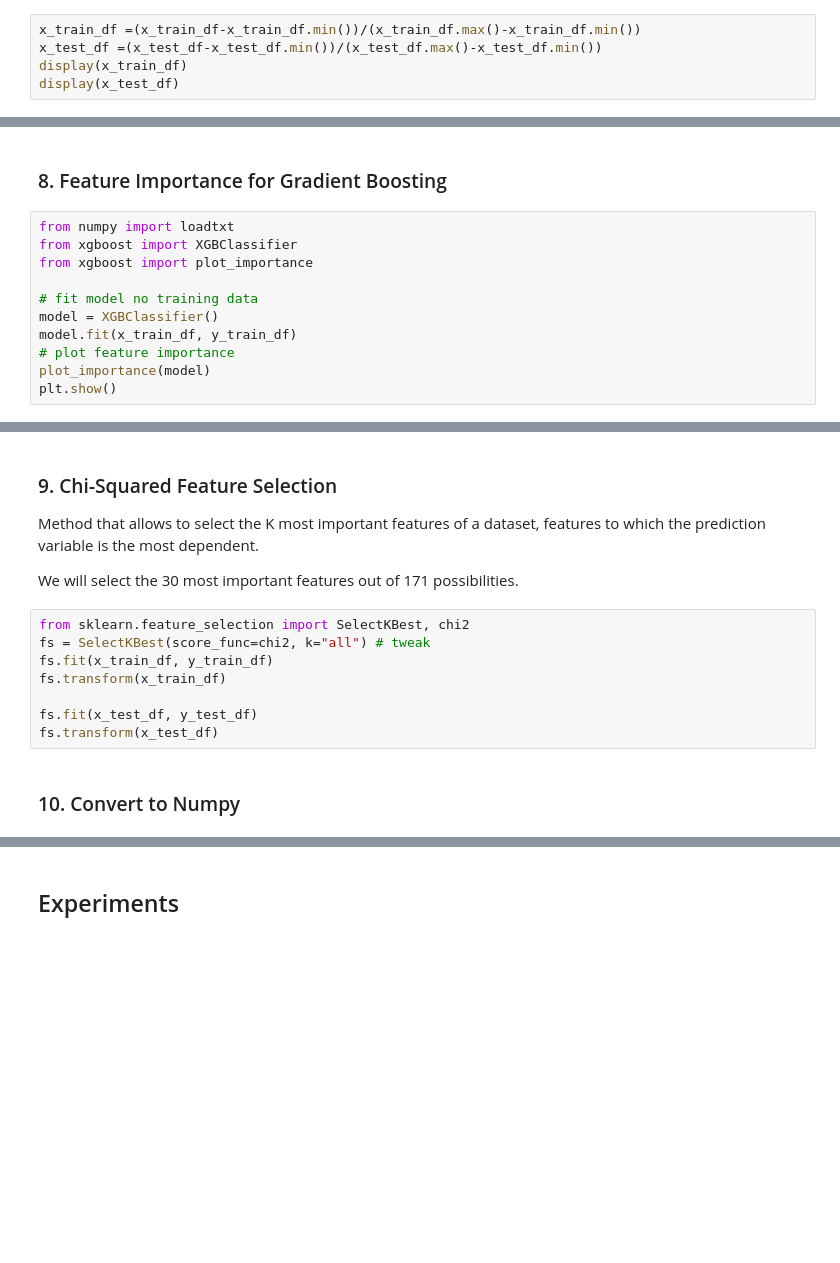
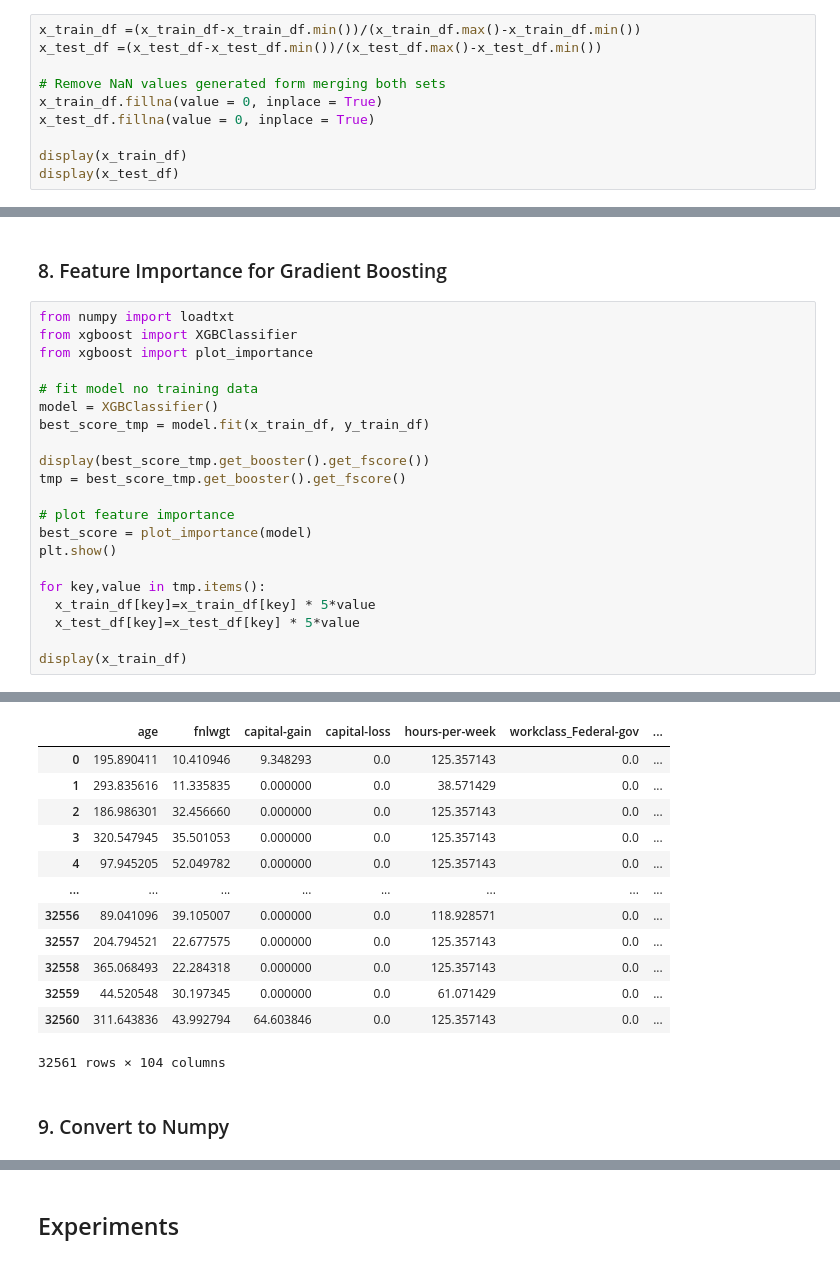
Before and after one commit to chrismartel/COMP551, a Jupyter notebook: projects/p1/adult_salary.ipynb, the cells around one changed output, grey strips where cells are left out. Saved outputs shown, nothing was run; the diff lists cells and outputs as text; blank space fills up the shorter version.

```diff
--- a/projects/p1/adult_salary.ipynb
+++ b/projects/p1/adult_salary.ipynb
@@ -234,6 +234,11 @@ Apply min-max normalization. Normalization is important for KNN since distance i
 # %%
 x_train_df =(x_train_df-x_train_df.min())/(x_train_df.max()-x_train_df.min())
 x_test_df =(x_test_df-x_test_df.min())/(x_test_df.max()-x_test_df.min())
+
+# Remove NaN values generated form merging both sets
+x_train_df.fillna(value = 0, inplace = True)
+x_test_df.fillna(value = 0, inplace = True)
+
 display(x_train_df)
 display(x_test_df)
 # %% [output]
@@ -272,8 +277,18 @@ from xgboost import plot_importance
 
 # fit model no training data
 model = XGBClassifier()
-model.fit(x_train_df, y_train_df)
+best_score_tmp = model.fit(x_train_df, y_train_df)
+
+display(best_score_tmp.get_booster().get_fscore())
+tmp = best_score_tmp.get_booster().get_fscore()
+
 # plot feature importance
-plot_importance(model)
+best_score = plot_importance(model)
 plt.show()
+
+for key,value in tmp.items():
+  x_train_df[key]=x_train_df[key] * 5*value
+  x_test_df[key]=x_test_df[key] * 5*value
+
+display(x_train_df)
 # %% [output]
@@ -280,20 +312,19 @@ plt.show()
 [figure]
+|  | age | fnlwgt | capital-gain | capital-loss | hours-per-week | workclass_Federal-gov | ... |
+| 0 | 195.890411 | 10.410946 | 9.348293 | 0.0 | 125.357143 | 0.0 | ... |
+| 1 | 293.835616 | 11.335835 | 0.000000 | 0.0 | 38.571429 | 0.0 | ... |
+| 2 | 186.986301 | 32.456660 | 0.000000 | 0.0 | 125.357143 | 0.0 | ... |
+| 3 | 320.547945 | 35.501053 | 0.000000 | 0.0 | 125.357143 | 0.0 | ... |
+| 4 | 97.945205 | 52.049782 | 0.000000 | 0.0 | 125.357143 | 0.0 | ... |
+| ... | ... | ... | ... | ... | ... | ... | ... |
+| 32556 | 89.041096 | 39.105007 | 0.000000 | 0.0 | 118.928571 | 0.0 | ... |
+| 32557 | 204.794521 | 22.677575 | 0.000000 | 0.0 | 125.357143 | 0.0 | ... |
+| 32558 | 365.068493 | 22.284318 | 0.000000 | 0.0 | 125.357143 | 0.0 | ... |
+| 32559 | 44.520548 | 30.197345 | 0.000000 | 0.0 | 61.071429 | 0.0 | ... |
+| 32560 | 311.643836 | 43.992794 | 64.603846 | 0.0 | 125.357143 | 0.0 | ... |
+32561 rows × 104 columns
-# %% [markdown]
-### 9. Chi-Squared Feature Selection
-
-Method that allows to select the K most important features of a dataset, features to which the prediction variable is the most dependent.
-
-We will select the 30 most important features out of 171 possibilities.
-# %%
-from sklearn.feature_selection import SelectKBest, chi2
-fs = SelectKBest(score_func=chi2, k="all") # tweak
-fs.fit(x_train_df, y_train_df)
-fs.transform(x_train_df)
-
-fs.fit(x_test_df, y_test_df)
-fs.transform(x_test_df)
 # %% [markdown]
-### 10. Convert to Numpy
+### 9. Convert to Numpy
 # %%
 # random permutations of indices
 inds = np.random.permutation(range(x_train.shape[0]))
```
Also changed, not shown: parts of 7 cells of this notebook.
